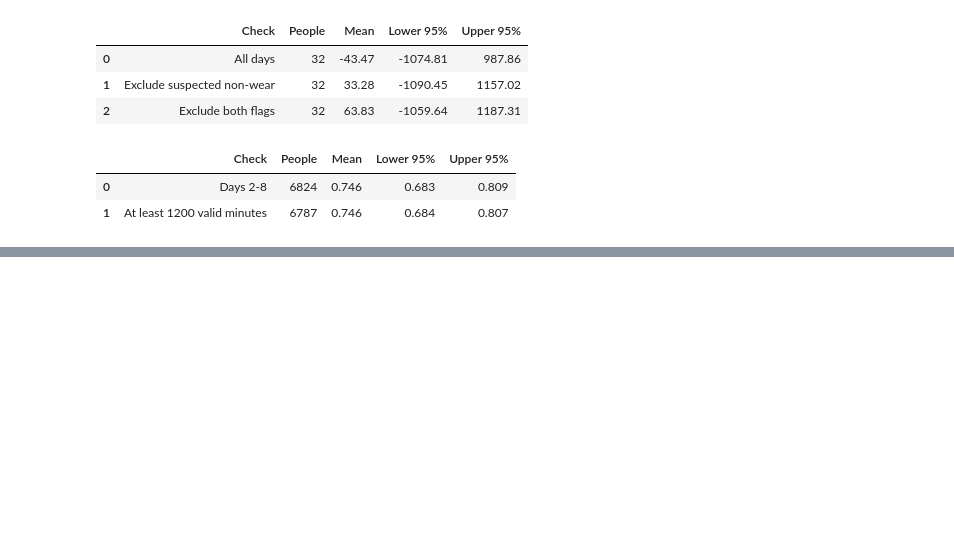
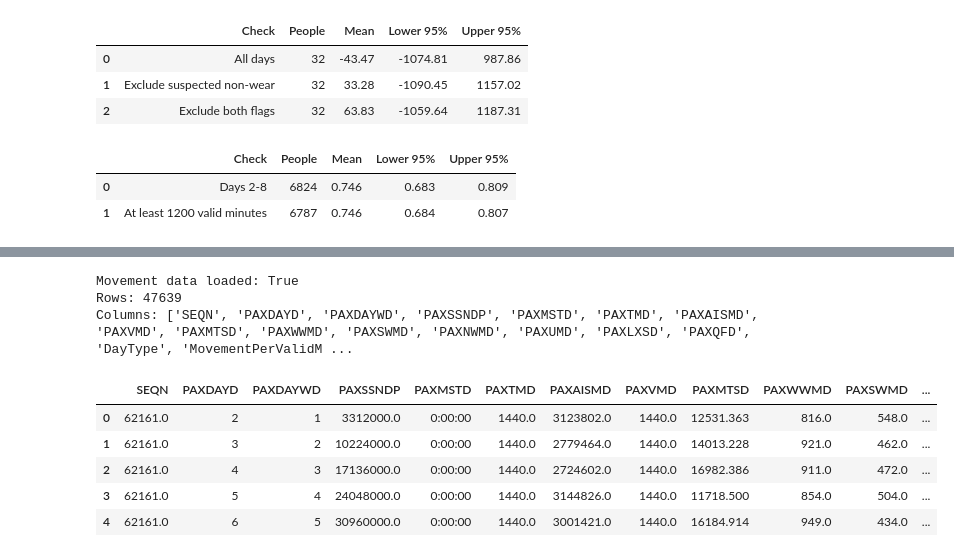
Before and after one commit to gcisne4/cs418-Fitness-Analytics, a Jupyter notebook: eda.ipynb, the cells around one changed output, grey strips where cells are left out. Drawn from its saved outputs; the diff is of its cells as text; code cells hidden in the pictures; blank space fills up the shorter version.

```diff
--- a/eda.ipynb
+++ b/eda.ipynb
@@ -1290,0 +1314,17 @@ Name: PAXVMD, dtype: float64
+# %%
+print("Movement data loaded:", "activity" in globals())
+
+if "activity" in globals():
+    print("Rows:", len(activity))
+    print("Columns:", list(activity.columns))
+    display(activity.head())
+# %% [output]
+Movement data loaded: True
+Rows: 47639
+Columns: ['SEQN', 'PAXDAYD', 'PAXDAYWD', 'PAXSSNDP', 'PAXMSTD', 'PAXTMD', 'PAXAISMD', 'PAXVMD', 'PAXMTSD', 'PAXWWMD', 'PAXSWMD', 'PAXNWMD', 'PAXUMD', 'PAXLXSD', 'PAXQFD', 'DayType', 'MovementPerValidM ...
+|  | SEQN | PAXDAYD | PAXDAYWD | PAXSSNDP | PAXMSTD | PAXTMD | PAXAISMD | PAXVMD | PAXMTSD | PAXWWMD | PAXSWMD | ... |
+| 0 | 62161.0 | 2 | 1 | 3312000.0 | 0:00:00 | 1440.0 | 3123802.0 | 1440.0 | 12531.363 | 816.0 | 548.0 | ... |
+| 1 | 62161.0 | 3 | 2 | 10224000.0 | 0:00:00 | 1440.0 | 2779464.0 | 1440.0 | 14013.228 | 921.0 | 462.0 | ... |
+| 2 | 62161.0 | 4 | 3 | 17136000.0 | 0:00:00 | 1440.0 | 2724602.0 | 1440.0 | 16982.386 | 911.0 | 472.0 | ... |
+| 3 | 62161.0 | 5 | 4 | 24048000.0 | 0:00:00 | 1440.0 | 3144826.0 | 1440.0 | 11718.500 | 854.0 | 504.0 | ... |
+| 4 | 62161.0 | 6 | 5 | 30960000.0 | 0:00:00 | 1440.0 | 3001421.0 | 1440.0 | 16184.914 | 949.0 | 434.0 | ... |
```
Also changed, not shown: parts of 19 cells of this notebook, 3 other files.
